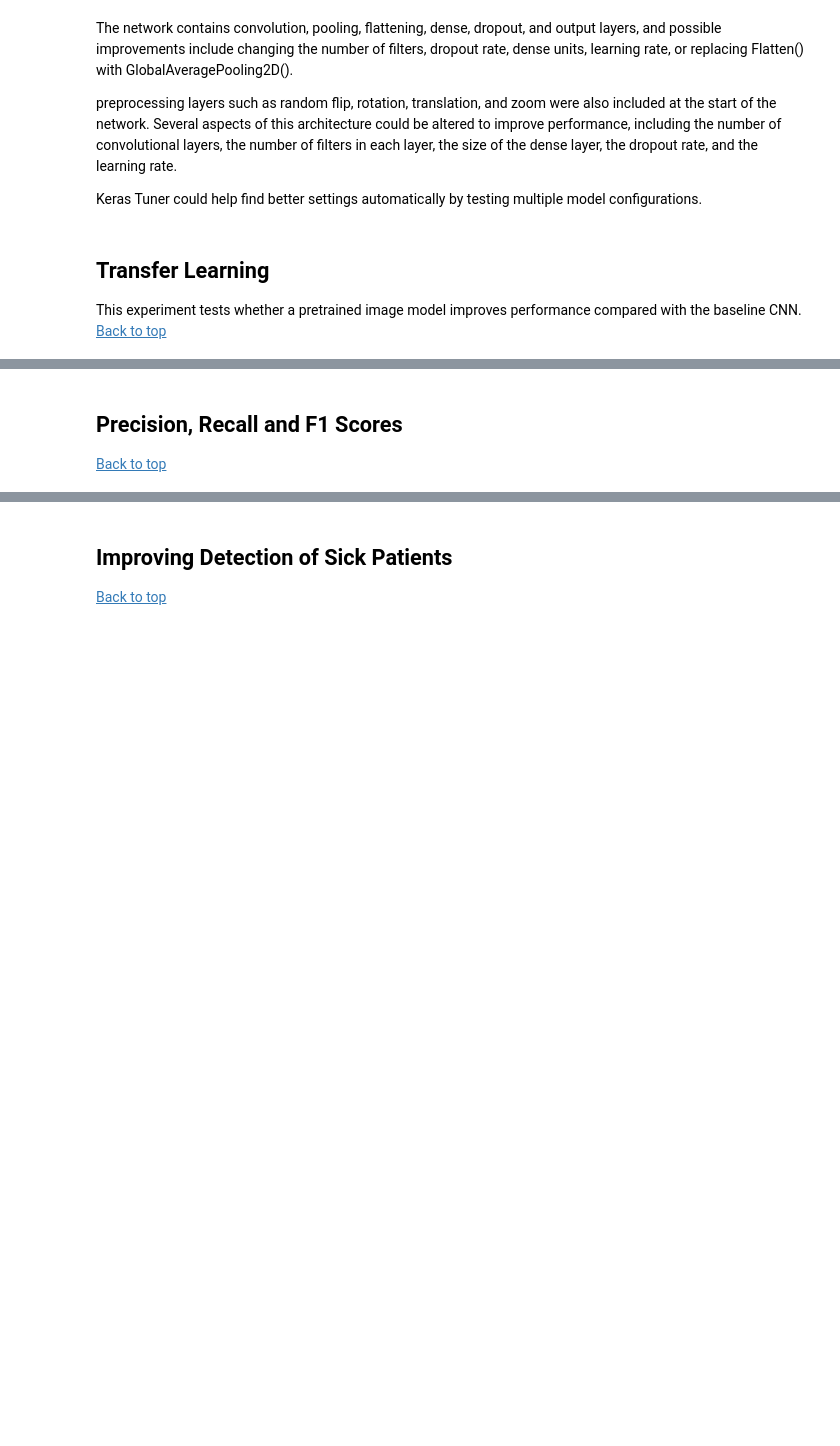
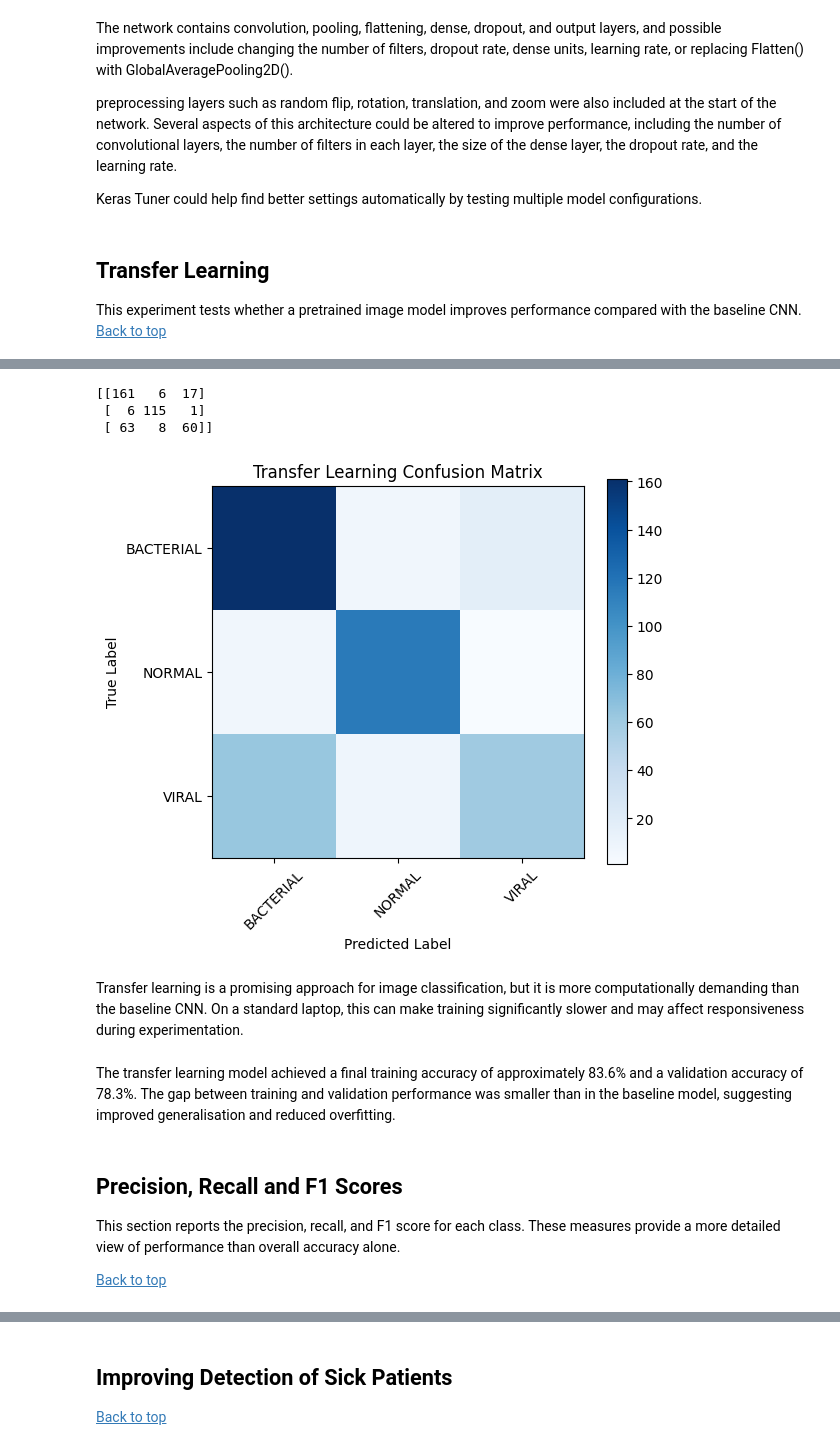
Before and after one commit to Sib26-cyber/Keras_Assignment, a Jupyter notebook: myscript.ipynb, the cells around one changed output, grey strips where cells are left out. Drawn from its saved outputs; the diff is of its cells as text; code cells hidden in the pictures; blank space fills up the shorter version.

```diff
--- a/myscript.ipynb
+++ b/myscript.ipynb
@@ -69,7 +69,7 @@ test_ds = tf.keras.preprocessing.image_dataset_from_directory(
     image_size=(img_height, img_width),
     batch_size=batch_size,
     labels='inferred',
-    shuffle=True)
+    shuffle=False)
 
 class_names = train_ds.class_names
 num_classes = len(class_names)
@@ -347,0 +381,6 @@ transfer_model.compile(
+# %%
+y_true_transfer = np.concatenate([y for x, y in test_ds], axis=0)
+y_pred_probs_transfer = transfer_model.predict(test_ds)
+y_pred_transfer = np.argmax(y_pred_probs_transfer, axis=1)
+
+print(classification_report(y_true_transfer, y_pred_transfer, target_names=class_names))
@@ -348,3 +398,29 @@ transfer_model.compile(
+# %%
+cm_transfer = confusion_matrix(y_true_transfer, y_pred_transfer)
+print(cm_transfer)
+# %% [output]
+[[161   6  17]
+ [  6 115   1]
+ [ 63   8  60]]
+# %%
+plt.figure(figsize=(6, 5))
+plt.imshow(cm_transfer, cmap='Blues')
+plt.title("Transfer Learning Confusion Matrix")
+plt.colorbar()
+plt.xticks(ticks=np.arange(len(class_names)), labels=class_names, rotation=45)
+plt.yticks(ticks=np.arange(len(class_names)), labels=class_names)
+plt.xlabel("Predicted Label")
+plt.ylabel("True Label")
+plt.show()
+# %% [output]
+[figure, added]
+# %% [markdown]
+Transfer learning is a promising approach for image classification, but it is more computationally demanding than the baseline CNN. On a standard laptop, this can make training significantly slower and may affect responsiveness during experimentation.
+# %% [markdown]
+The transfer learning model achieved a final training accuracy of approximately 83.6% and a validation accuracy of 78.3%. The gap between training and validation performance was smaller than in the baseline model, suggesting improved generalisation and reduced overfitting.
 # %% [markdown]
 <h2 id ="precision-recall-and-f1-scores">Precision, Recall and F1 Scores</h2>
+
+This section reports the precision, recall, and F1 score for each class. These measures provide a more detailed view of performance than overall accuracy alone.
+
 <a href="#top">Back to top</a>
```
Also changed, not shown: parts of 18 cells of this notebook, 1 other file.
